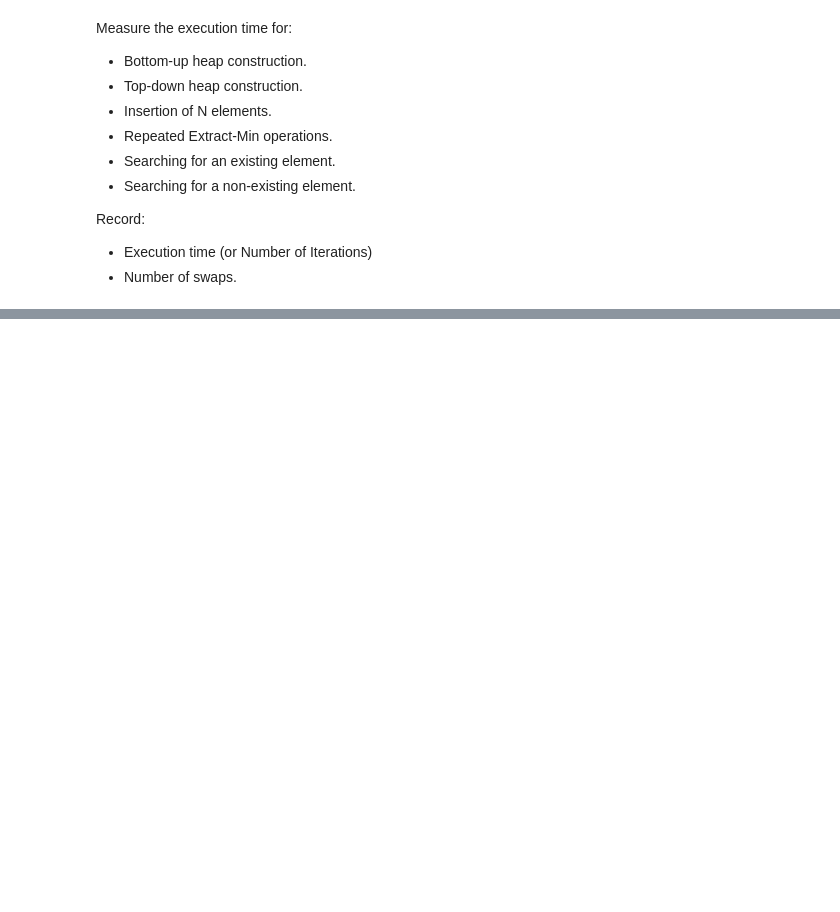
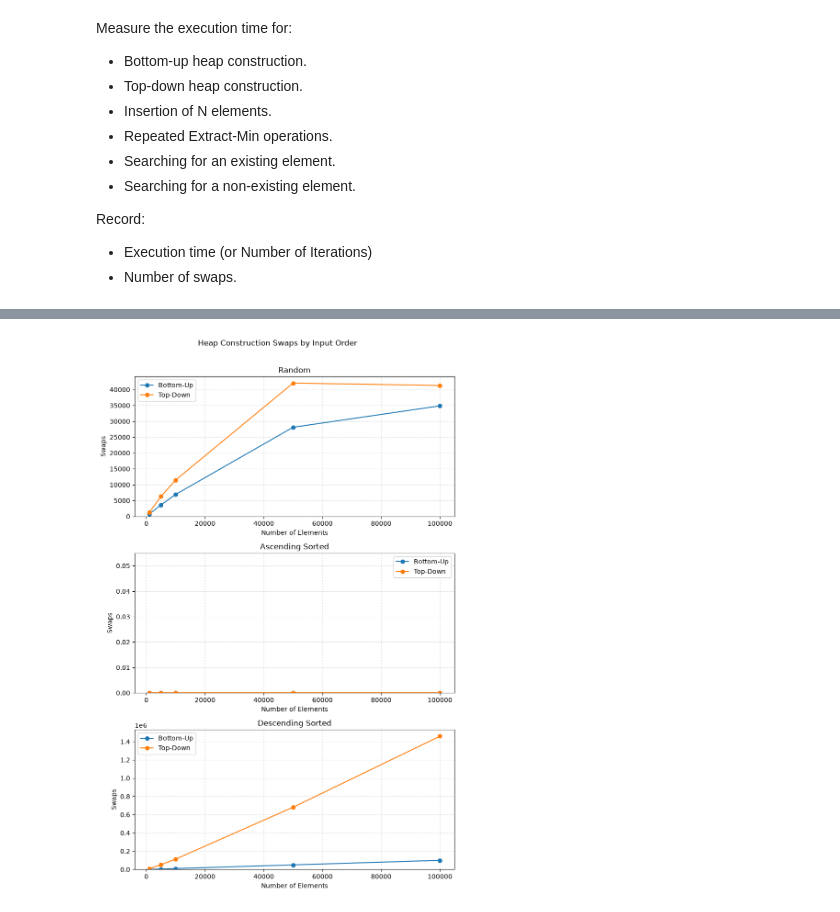
Before and after one commit to c43-sar/2650026_CS69101, a Jupyter notebook: 2650026_lab8.ipynb, the cells around one changed output, grey strips where cells are left out. Saved outputs shown, nothing was run; the diff lists cells and outputs as text; code cells hidden in the pictures; blank space fills up the shorter version.

```diff
--- a/2650026_lab8.ipynb
+++ b/2650026_lab8.ipynb
@@ -297,0 +481,18 @@ Record:
+# %%
+fig, axes = plt.subplots(3, 1, figsize=(8, 12))
+for ax, order_name in zip(axes, ORDERS):
+    subset = construction_df[construction_df["Input Order"] == order_name]
+    ax.plot(subset["Elements"], subset["Bottom-Up Swaps"], marker="o", label="Bottom-Up")
+    ax.plot(subset["Elements"], subset["Top-Down Swaps"], marker="o", label="Top-Down")
+    ax.set_title(order_name)
+    ax.set_xlabel("Number of Elements")
+    ax.set_ylabel("Swaps")
+    ax.set_ylim(bottom=0)
+    ax.grid(True, linestyle=":", alpha=0.7)
+    ax.legend()
+fig.suptitle("Heap Construction Swaps by Input Order", y=1.01)
+plt.tight_layout()
+plt.savefig("./2650026_lab8_data/construction_swaps.png", dpi=150, bbox_inches="tight")
+plt.show()
+# %% [output]
+[figure, added]
```
Also changed, not shown: parts of 24 cells of this notebook, 11 other files.
